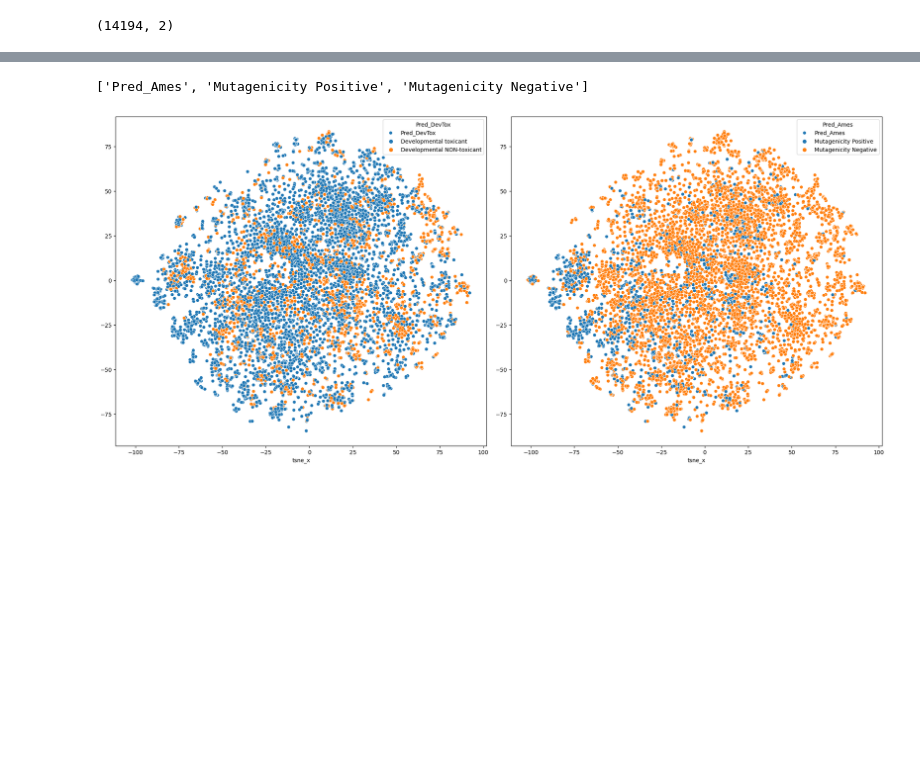
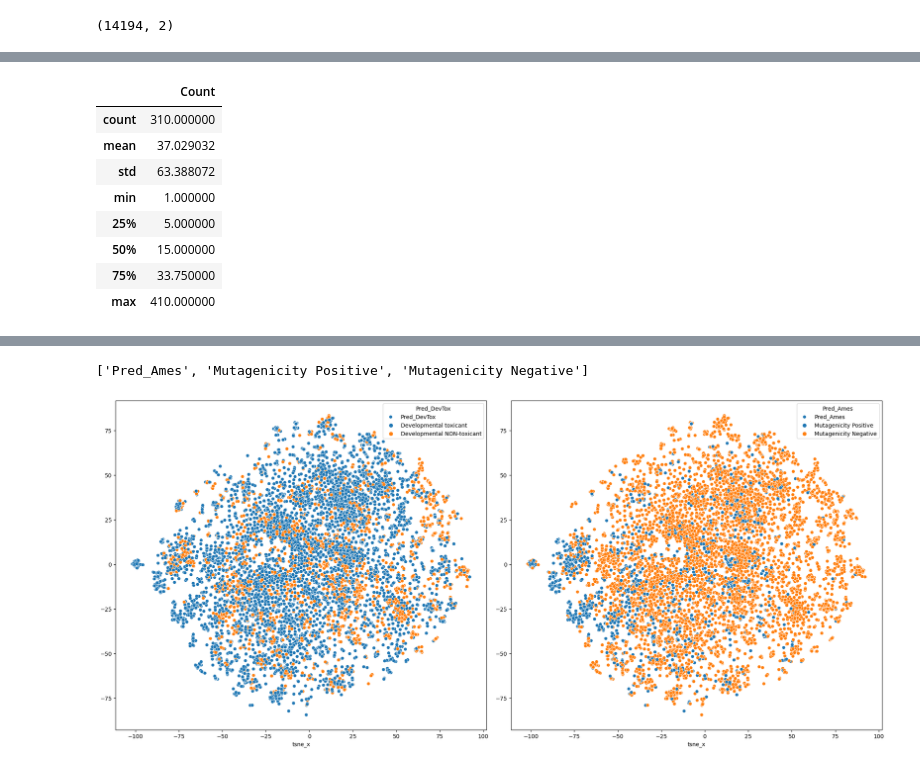
Before and after one commit to patlewig/tsca_categories, a Jupyter notebook: notebooks/15_TEST_predictions.ipynb, the cells around one changed output, grey strips where cells are left out. Cells and saved outputs as stored; diff of their text form; code cells hidden in the pictures; blank space fills up the shorter version.

```diff
--- a/notebooks/15_TEST_predictions.ipynb
+++ b/notebooks/15_TEST_predictions.ipynb
@@ -524,0 +503,12 @@ tsne_all_df
+# %%
+tsne_all_df.groupby(['group_str'])['Pred_Ames'].value_counts().reset_index(name="Count").sort_values(by = 'Count', ascending = False).describe()
+# %% [output]
+|  | Count |
+| count | 310.000000 |
+| mean | 37.029032 |
+| std | 63.388072 |
+| min | 1.000000 |
+| 25% | 5.000000 |
+| 50% | 15.000000 |
+| 75% | 33.750000 |
+| max | 410.000000 |
```
Also changed, not shown: parts of 24 cells of this notebook, 2 other files.
